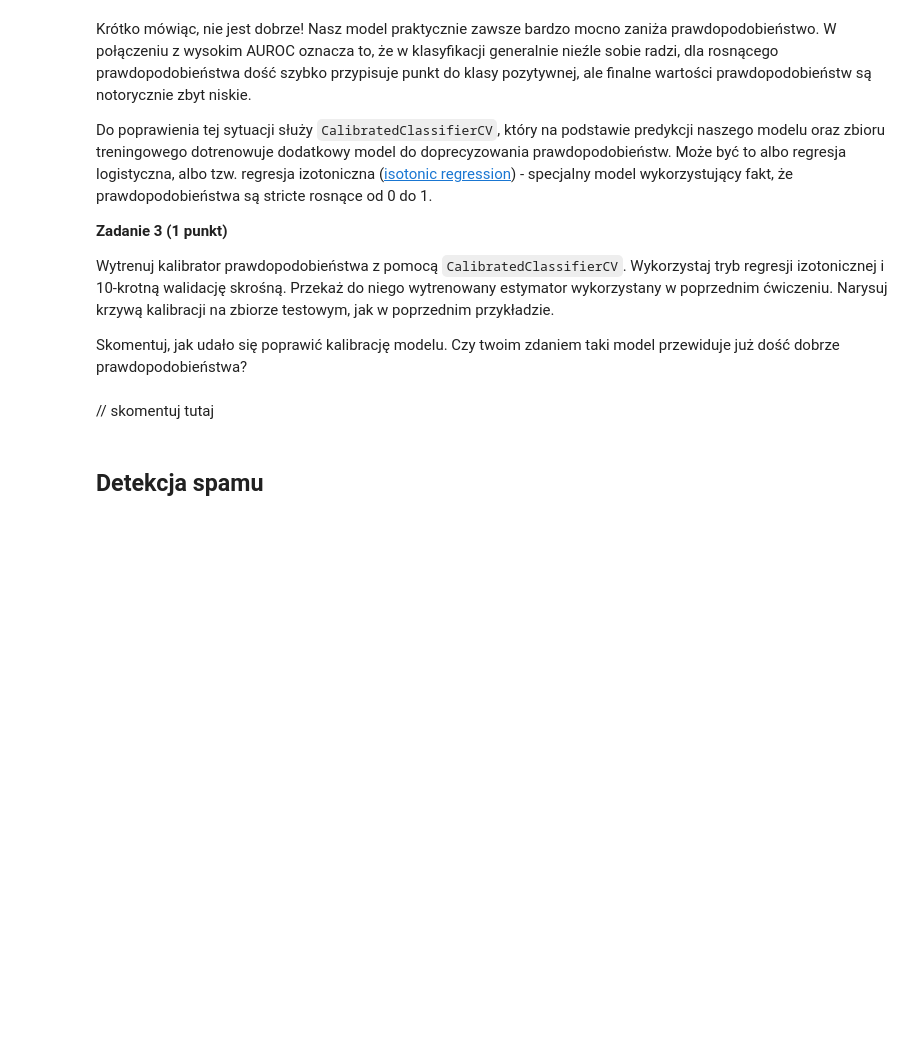
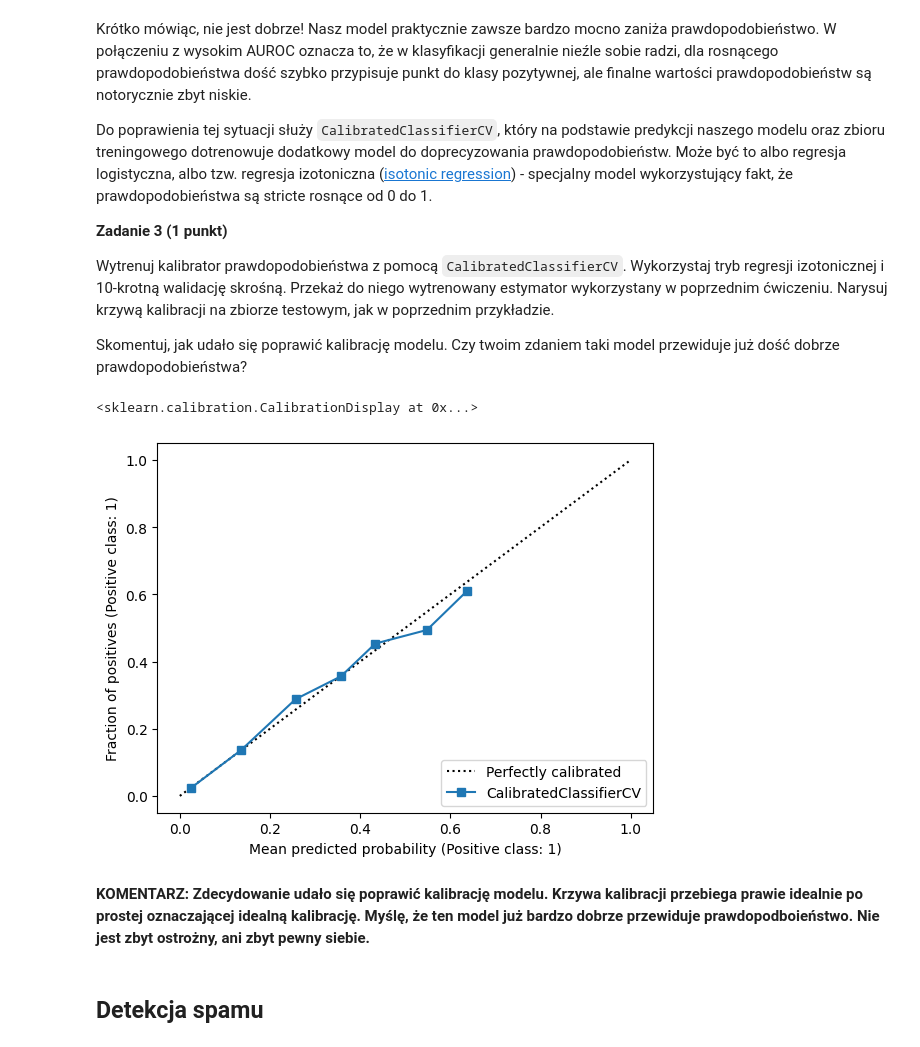
Before and after one commit to wiktorperczak/podstawy-uczenia-maszynowego-24-25, a Jupyter notebook: lab4/notebook.ipynb, the cells around one changed output. Saved outputs shown, nothing was run; the diff lists cells and outputs as text; code cells hidden in the pictures; blank space fills up the shorter version.

```diff
--- a/lab4/notebook.ipynb
+++ b/lab4/notebook.ipynb
@@ -94,0 +268,9 @@ Teraz mamy faktycznie czysty zbiór danych i wytrenowane pierwsze modele. Warto
+# %%
+from sklearn.ensemble import RandomForestClassifier
+
+randomForestClassifier = RandomForestClassifier(n_estimators=500, class_weight='balanced')
+randomForestClassifier.fit(X_train_winsorizer, y_train_winsorizer)
+y_predict_proba = randomForestClassifier.predict_proba(X_test_winsorizer)
+
+auroc = roc_auc_score(y_test_winsorizer, y_predict_proba[:, 1])
+print(f"AUROC score RandomForestClassifier: {auroc}")
@@ -112,8 +300,18 @@ Do poprawienia tej sytuacji służy `CalibratedClassifierCV`, który na podstawi
 Wytrenuj kalibrator prawdopodobieństwa z pomocą `CalibratedClassifierCV`. Wykorzystaj tryb regresji izotonicznej i 10-krotną walidację skrośną. Przekaż do niego wytrenowany estymator wykorzystany w poprzednim ćwiczeniu. Narysuj krzywą kalibracji na zbiorze testowym, jak w poprzednim przykładzie.
 
 Skomentuj, jak udało się poprawić kalibrację modelu. Czy twoim zdaniem taki model przewiduje już dość dobrze prawdopodobieństwa?
-# %% [markdown]
-// skomentuj tutaj
+# %%
+from sklearn.calibration import CalibratedClassifierCV
+
+calibratedClassifierCV = CalibratedClassifierCV(estimator=logistic_regression_CV, method='isotonic', cv=10)
+calibratedClassifierCV.fit(X_train_winsorizer, y_train_winsorizer)
+
+CalibrationDisplay.from_estimator(calibratedClassifierCV, X_test_winsorizer, y_test_winsorizer, n_bins=10)
+# %% [output]
+<sklearn.calibration.CalibrationDisplay at 0x...>
+[figure, added]
+# %% [markdown]
+**KOMENTARZ: Zdecydowanie udało się poprawić kalibrację modelu. Krzywa kalibracji przebiega prawie idealnie po prostej oznaczającej idealną kalibrację. Myślę, że ten model już bardzo dobrze przewiduje prawdopodboieństwo. Nie jest zbyt ostrożny, ani zbyt pewny siebie.**
 # %% [markdown]
 ## Detekcja spamu
 # %% [markdown]
```
Also changed, not shown: parts of 31 cells of this notebook.
